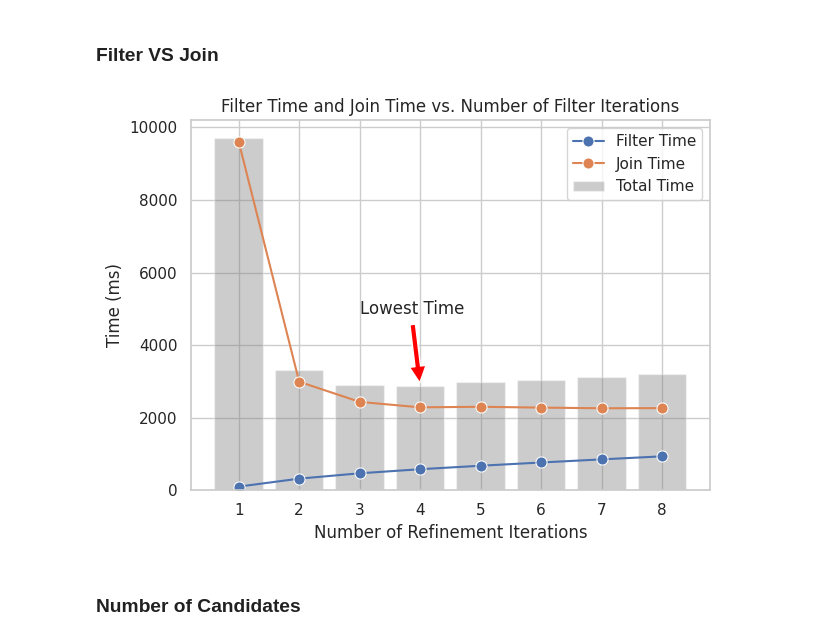
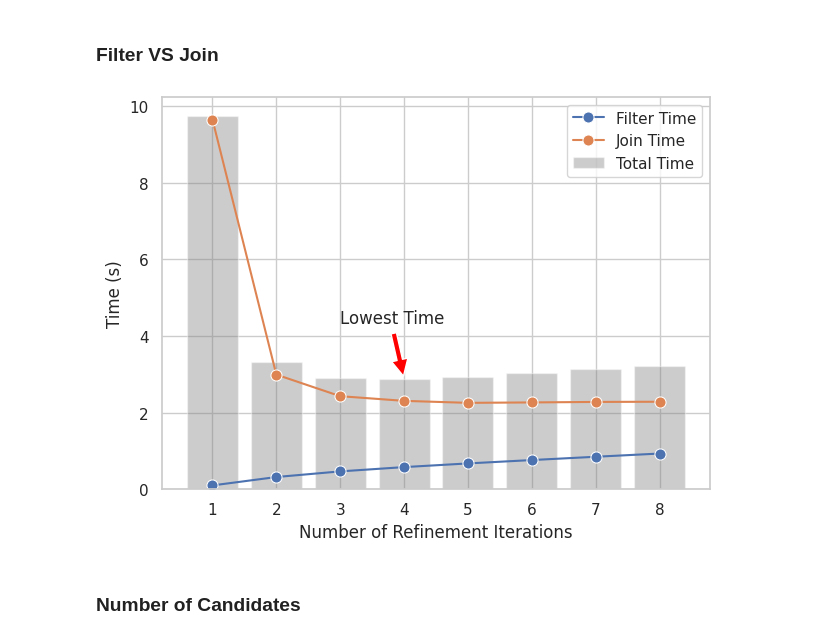
Before and after one commit to antonio-decaro/SIGMo, a Jupyter notebook: 4_produce_plot.ipynb, the cells around one changed output. Drawn from its saved outputs; the diff is of its cells as text; code cells hidden in the pictures.

```diff
--- a/4_produce_plot.ipynb
+++ b/4_produce_plot.ipynb
@@ -205,8 +205,8 @@ result_find_first = MBSMParser(output_find_first)
 # %% [markdown]
 ### Filter VS Join
 # %%
-filter_time = [result.filter_gpu_time for result in results_find_all]
-join_time = [result.join_gpu_time for result in results_find_all]
+filter_time = [result.filter_gpu_time / 1000 for result in results_find_all]
+join_time = [result.join_gpu_time / 1000 for result in results_find_all]
 
 # Create a DataFrame
 iterations = list(range(1, len(filter_time) + 1))
@@ -218,36 +218,36 @@ data = pd.DataFrame({
 
 # Calculate total time
 data['Total Time'] = data['Filter Time'] + data['Join Time']
 
 # Melt the DataFrame to long format
 data_melted = data.melt(id_vars='Iterations', value_vars=['Filter Time', 'Join Time'], var_name='Type', value_name='Time')
 
 # Create the line plot
 sns.lineplot(data=data_melted, x='Iterations', y='Time', hue='Type', marker='o', markersize=8)
 
 # Add the total time bars
 plt.bar(data['Iterations'], data['Total Time'], color='gray', alpha=0.4, label='Total Time')
 
 # Add labels and title
 plt.xlabel('Number of Refinement Iterations')
-plt.ylabel('Time (ms)')
+plt.ylabel('Time (s)')
 
 # get the lowest bar and add a label to mark that is the lowest, add also an arrow
 lowest_bar = min(data['Total Time'])
 plt.annotate('Lowest Time', xy=(data['Iterations'][data['Total Time'].idxmin()], lowest_bar),
-             xytext=(data['Iterations'][data['Total Time'].idxmin()] - 1, lowest_bar + 2000),
+             xytext=(data['Iterations'][data['Total Time'].idxmin()] - 1, lowest_bar + lowest_bar * .5),
              arrowprops=dict(facecolor='red', shrink=0.05))
 
 
 # Add legend
 plt.legend()
 
 # Show the plot
 plt.tight_layout()
 plt.savefig('./out/plots/filter_join_time.pdf')
 plt.show()
 # %% [output]
-[figure, old version]
+[figure, new version]
 # %% [markdown]
 ### Number of Candidates
 # %%
```
